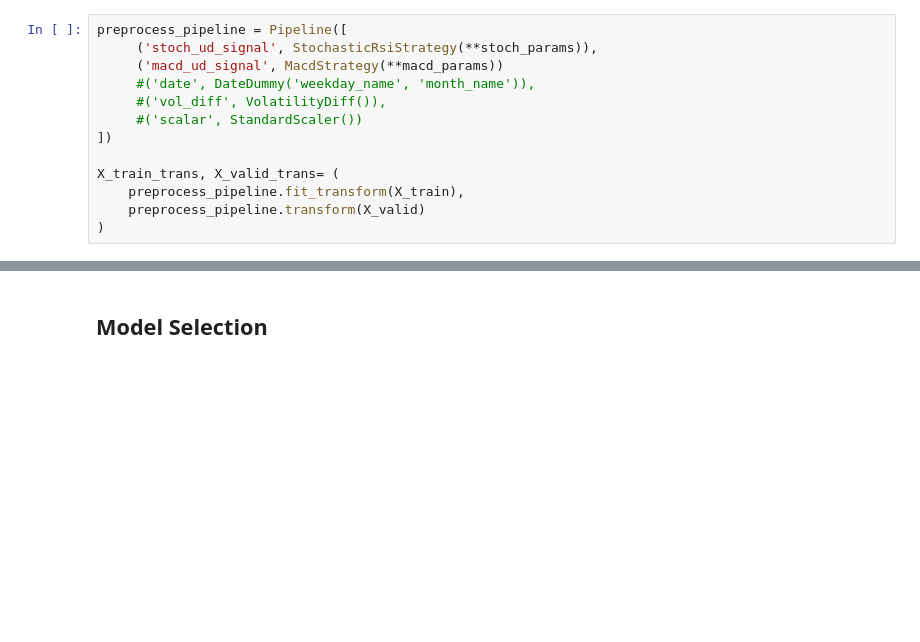
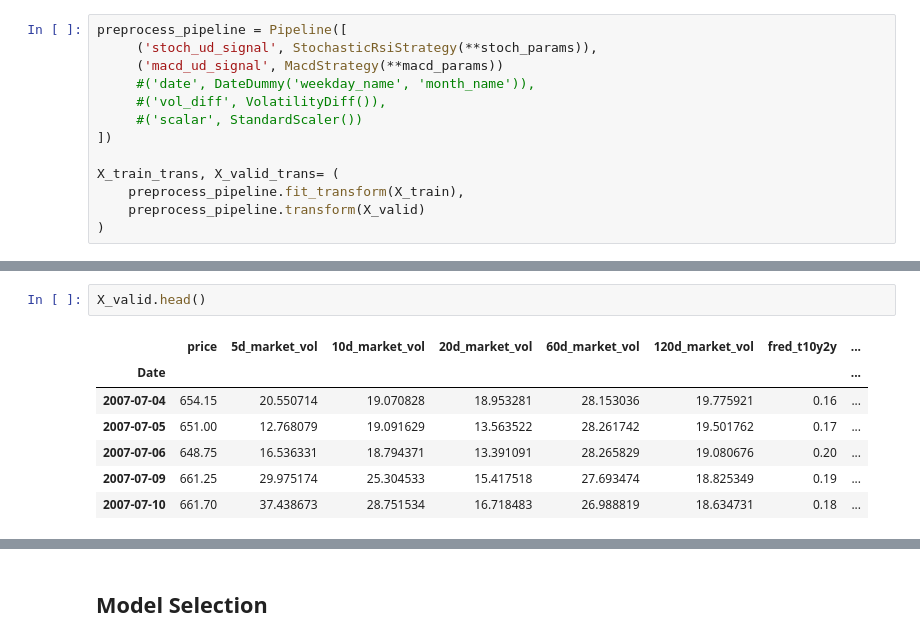
Before and after one commit to jbmoorhouse/gold_returns_predictor, a Jupyter notebook: analysis.ipynb, the cells around one changed output, grey strips where cells are left out. Drawn from its saved outputs; the diff is of its cells as text; blank space fills up the shorter version.

```diff
--- a/analysis.ipynb
+++ b/analysis.ipynb
@@ -391,0 +342,10 @@ X_train_trans.shape
+# %%
+X_valid.head()
+# %% [output]
+|  | price | 5d_market_vol | 10d_market_vol | 20d_market_vol | 60d_market_vol | 120d_market_vol | fred_t10y2y | ... |
+| Date |  |  |  |  |  |  |  | ... |
+| 2007-07-04 | 654.15 | 20.550714 | 19.070828 | 18.953281 | 28.153036 | 19.775921 | 0.16 | ... |
+| 2007-07-05 | 651.00 | 12.768079 | 19.091629 | 13.563522 | 28.261742 | 19.501762 | 0.17 | ... |
+| 2007-07-06 | 648.75 | 16.536331 | 18.794371 | 13.391091 | 28.265829 | 19.080676 | 0.20 | ... |
+| 2007-07-09 | 661.25 | 29.975174 | 25.304533 | 15.417518 | 27.693474 | 18.825349 | 0.19 | ... |
+| 2007-07-10 | 661.70 | 37.438673 | 28.751534 | 16.718483 | 26.988819 | 18.634731 | 0.18 | ... |
```
Also changed, not shown: parts of 6 cells of this notebook, 2 other files.
